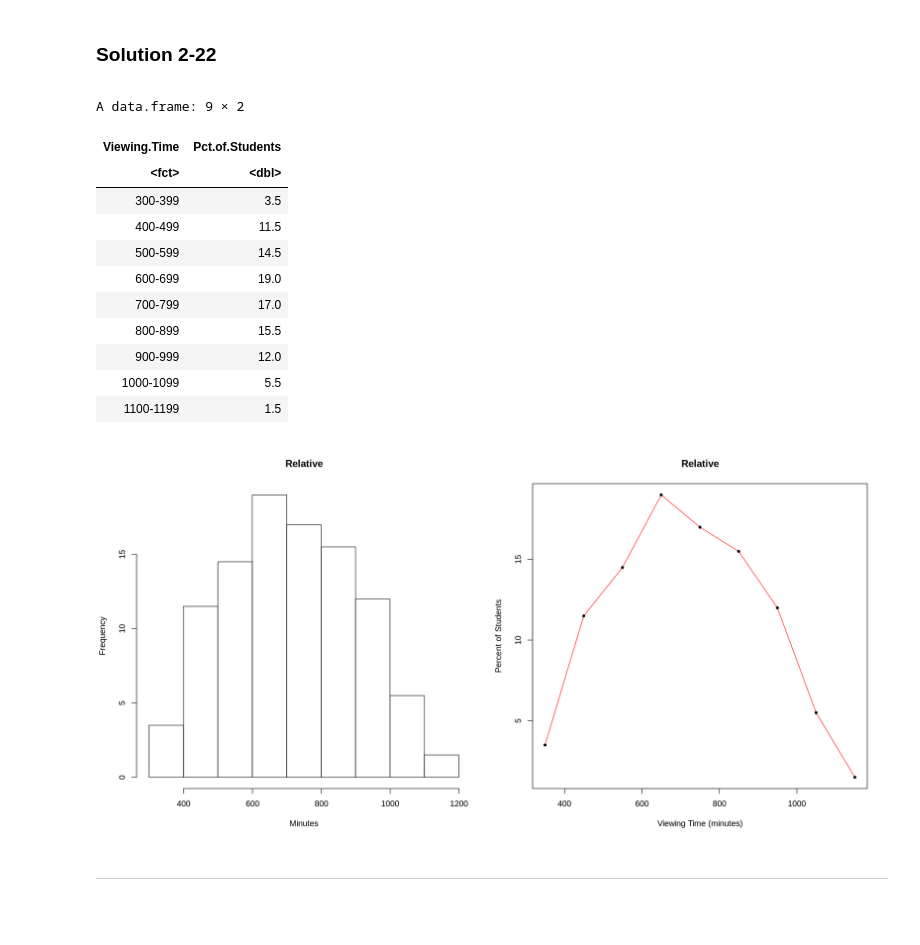
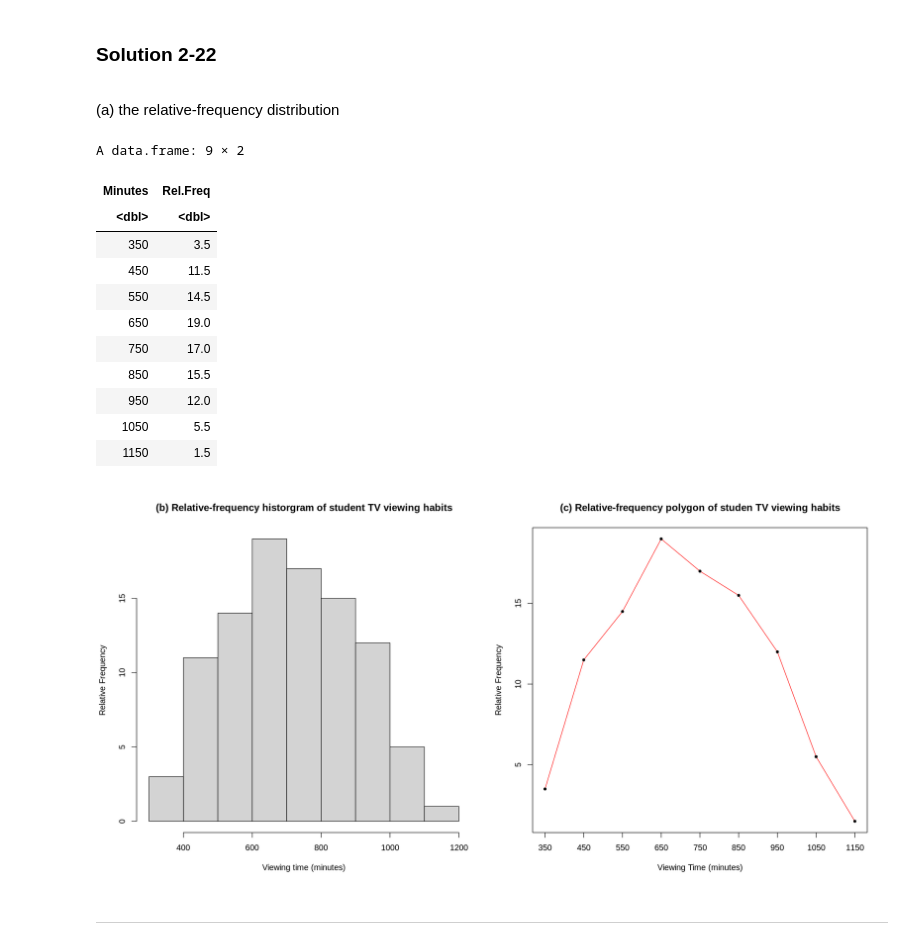
Before and after one commit to jbennett7/Statistics, a Jupyter notebook: 02 Chapter 2 Frequency Distributions/03 Supplementary Problems/Supplementary problems.ipynb, the cells around one changed output. Cells and saved outputs as stored; diff of their text form; code cells hidden in the pictures; blank space fills up the shorter version.

```diff
--- a/02 Chapter 2 Frequency Distributions/03 Supplementary Problems/Supplementary problems.ipynb
+++ b/02 Chapter 2 Frequency Distributions/03 Supplementary Problems/Supplementary problems.ipynb
@@ -7,7 +7,9 @@
 p19.data <- c(12, 56, 42, 21, 5, 18, 10, 3, 61, 34, 65, 24)
 cat("Array: ", sort(p19.data), "\n")
 cat("Reverse Array: ", rev(sort(p19.data)), "\n")
-cat("Range: ", range(p19.data), "  value of range: ", diff(range(p19.data)), "\n")
+p2.19.range <- range(p19.data)
+cat("Range", "\tlower value:", p2.19.range[1], "\n\tupper value:", p2.19.range[1],
+    "\n\trange: ", diff(p2.19.range), "\n")
 # %% [output]
 Array:  3 5 10 12 18 21 24 34 42 56 61 65
 Reverse Array:  65 61 56 42 34 24 21 18 12 10 5 3
@@ -77,19 +101,20 @@ cat("(j) The percentage of students whose viewing times are at least 500 minuts
 ## Problem 2-21
 Construct (a) a histogram and (b) a frequency polygon corresponding to the frequency distribution of Table [2.15](#Table-2-15).
 # %%
-p2.21.breaks <- seq(299.5, 1199.5, by=100)
+p2.21.breaks <- seq(300, 1200, by=100)
 p2.21.f <- as.vector(Table.2.15[,2])
-p2.21.h <- list(breaks=p2.21.breaks, counts=p2.21.f, density=p2.21.f/diff(p2.21.breaks), xname="Minutes", yname="Frequency")
-class(p2.21.h) <- "histogram"
-p2.21.marks <- seq(349.5, 1149.5, by=100)
+p2.21.marks <- seq(350, 1150, by=100)
+p2.21.table <- data.frame(Minutes=p2.21.marks, Freq=p2.21.f)
+p2.21.vector <- as.vector(rep(p2.21.table$Minutes, p2.21.table$Freq))
 # %% [markdown]
 ### Solution 2-21
 <a id="Figure-p2-21"></a>
 # %%
 par(mfrow=c(1,2))
 options(repr.plot.width=16, repr.plot.height=8)
-plot(p2.21.h, main="Viewing Time")
-plot(p2.21.marks, p2.21.f, type="l", col="red", xlab="Minutes", ylab="Frequency", main="Viewing Time")
+p2.21.hist <- hist(p2.21.vector, main="Histogram of studentb TV viewing habits", xlab="Viewing time (minutes)")
+plot(p2.21.marks, p2.21.f, xaxp=c(350, 1150, 8), type="l", col="red", xlab="Viewing time (minutes)", ylab="Frequency",
+     main="Frequency polygon of student TV viewing habits")
 points(p2.21.marks, p2.21.f, pch=20)
 options(repr.plot.width=7, repr.plot.height=7)
 # %% [output]
@@ -103,36 +128,39 @@ For the data in Table [2.15](#Table-2-15) of Problem [2.20](#Problem-2-20), cons
 ### Solution 2-22
 <a id="Figure-P2-22"></a>
 # %%
-p2.22.breaks <- seq(299.5, 1199.5, by=100)
+p2.22.breaks <- seq(300, 1200, by=100)
 p2.22.f.relative <- as.vector(Table.2.15[,2])/sum(Table.2.15[,2])*100
-P2.22.table <- data.frame(Viewing.Time=Table.2.15$Viewing.Time, Pct.of.Students=p2.22.f.relative)
-p2.22.h <- list(breaks=p2.22.breaks, counts=p2.22.f.relative, xname="Minutes", yname="Relative Frequency")
-class(p2.22.h) <- "histogram"
-p2.22.marks <- seq(349.5, 1149.5, by=100)
+p2.22.marks <- seq(350, 1150, by=100)
+p2.22.table <- data.frame(Minutes=p2.22.marks, Rel.Freq=p2.22.f.relative)
+p2.22.vector <- as.vector(rep(p2.22.table$Minutes, p2.22.table$Rel.Freq))
+# %% [markdown]
+(a) the relative-frequency distribution
+<a id="p2-22-table"></a>
 # %%
-P2.22.table
+p2.22.table
 # %% [output]
 A data.frame: 9 × 2
-| Viewing.Time | Pct.of.Students |
-| <fct> | <dbl> |
-| 300-399 | 3.5 |
-| 400-499 | 11.5 |
-| 500-599 | 14.5 |
-| 600-699 | 19.0 |
-| 700-799 | 17.0 |
-| 800-899 | 15.5 |
-| 900-999 | 12.0 |
-| 1000-1099 | 5.5 |
-| 1100-1199 | 1.5 |
+| Minutes | Rel.Freq |
+| <dbl> | <dbl> |
+| 350 | 3.5 |
+| 450 | 11.5 |
+| 550 | 14.5 |
+| 650 | 19.0 |
+| 750 | 17.0 |
+| 850 | 15.5 |
+| 950 | 12.0 |
+| 1050 | 5.5 |
+| 1150 | 1.5 |
 # %%
 par(mfrow=c(1,2))
 options(repr.plot.width=16, repr.plot.height=8)
-plot(p2.22.h, main="Relative")
-plot(p2.22.marks, p2.22.f.relative, type="l", col="red", xlab="Viewing Time (minutes)", ylab="Percent of Students", main="Relative")
+hist(p2.22.vector, xlab="Viewing time (minutes)", ylab="Relative Frequency", main="(b) Relative-frequency historgram of student TV viewing habits")
+plot(p2.22.marks, p2.22.f.relative, xaxp=c(350, 1150, 8), type="l", col="red", xlab="Viewing Time (minutes)", ylab="Relative Frequency",
+     main="(c) Relative-frequency polygon of studen TV viewing habits")
 points(p2.22.marks, p2.22.f.relative, pch=20)
 options(repr.plot.width=7, repr.plot.height=7)
 # %% [output]
-[figure, old version]
+[figure, new version]
 # %% [markdown]
 ---
 # %% [markdown]
```
Also changed, not shown: parts of 39 cells of this notebook, 1 other file.
